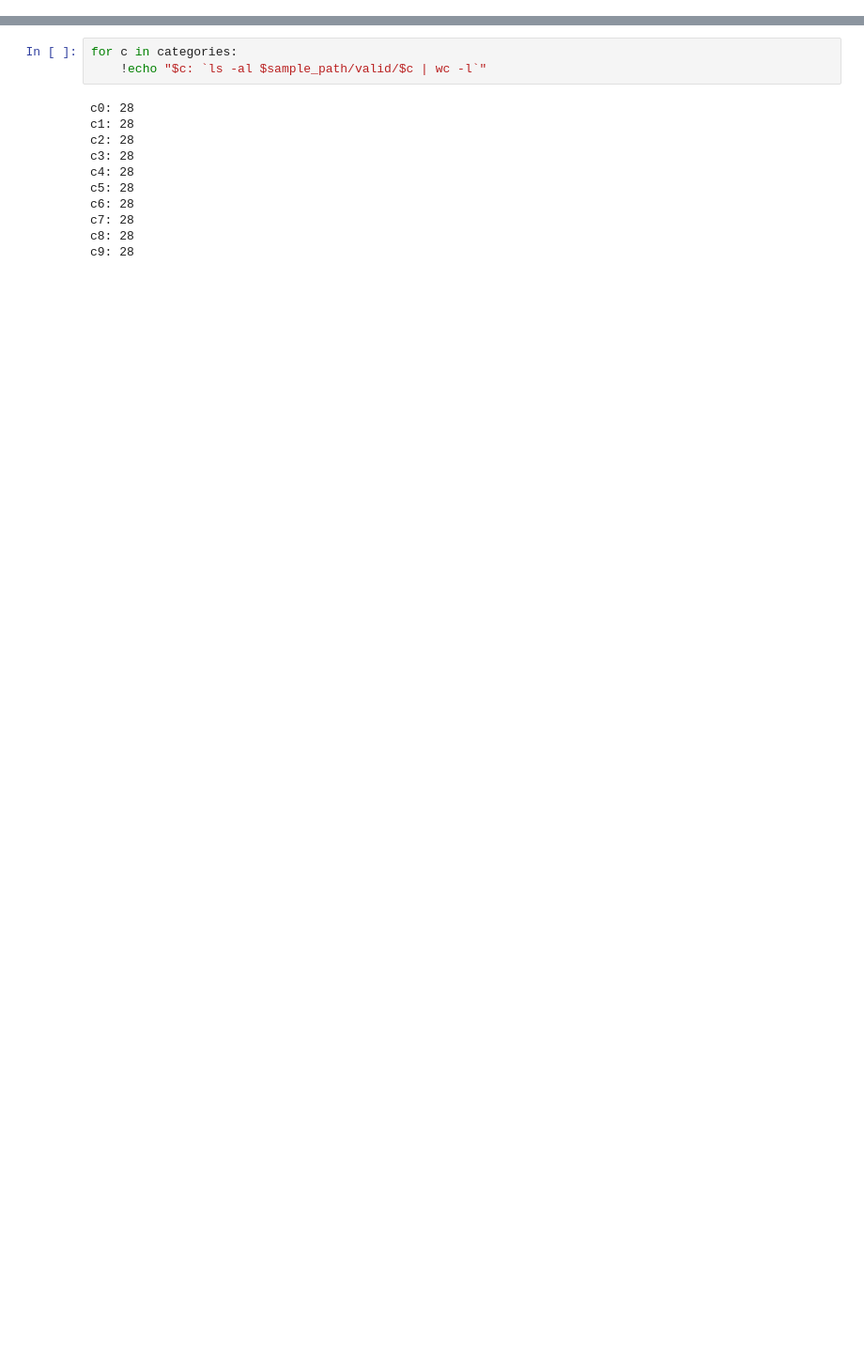
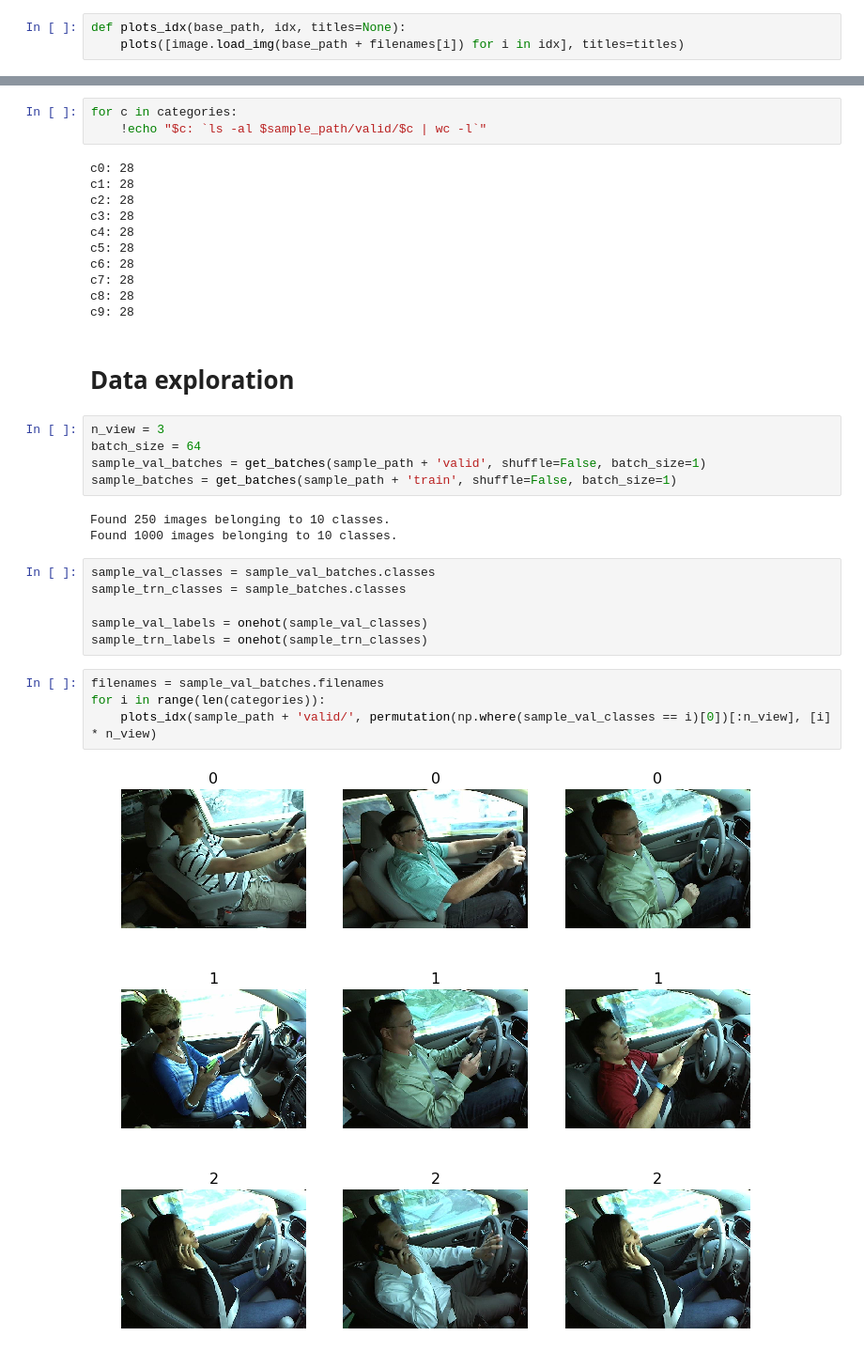
Before and after one commit to borowis/courses, a Jupyter notebook: deeplearning1/nbs/my_statefarm.ipynb, the cells around one changed output, grey strips where cells are left out. Shown at 94% size. Saved outputs shown, nothing was run; the diff lists cells and outputs as text; blank space fills up the shorter version.

```diff
--- a/deeplearning1/nbs/my_statefarm.ipynb
+++ b/deeplearning1/nbs/my_statefarm.ipynb
@@ -17,0 +30,3 @@ categories = ['c' + str(i) for i in range(10)]
+# %%
+def plots_idx(base_path, idx, titles=None):
+    plots([image.load_img(base_path + filenames[i]) for i in idx], titles=titles)
@@ -201,3 +221,27 @@ c6: 28
 c7: 28
 c8: 28
 c9: 28
+# %% [markdown]
+# Data exploration
+# %%
+n_view = 3
+batch_size = 64
+sample_val_batches = get_batches(sample_path + 'valid', shuffle=False, batch_size=1)
+sample_batches = get_batches(sample_path + 'train', shuffle=False, batch_size=1)
+# %% [output]
+Found 250 images belonging to 10 classes.
+Found 1000 images belonging to 10 classes.
+# %%
+sample_val_classes = sample_val_batches.classes
+sample_trn_classes = sample_batches.classes
+
+sample_val_labels = onehot(sample_val_classes)
+sample_trn_labels = onehot(sample_trn_classes)
+# %%
+filenames = sample_val_batches.filenames
+for i in range(len(categories)):
+    plots_idx(sample_path + 'valid/', permutation(np.where(sample_val_classes == i)[0])[:n_view], [i] * n_view)
+# %% [output]
+[figure, added]
+[figure, added]
+[figure, added]
```
Also changed, not shown: parts of 10 cells of this notebook.
